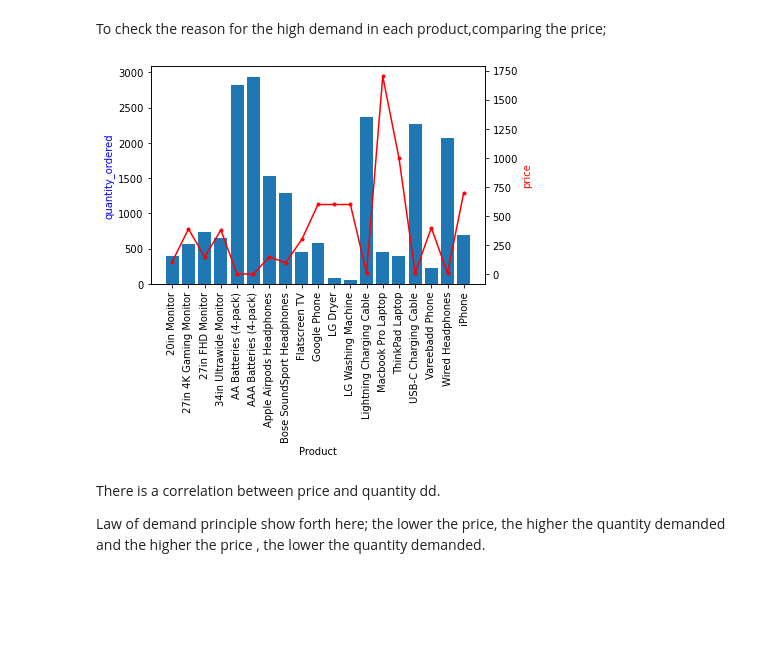
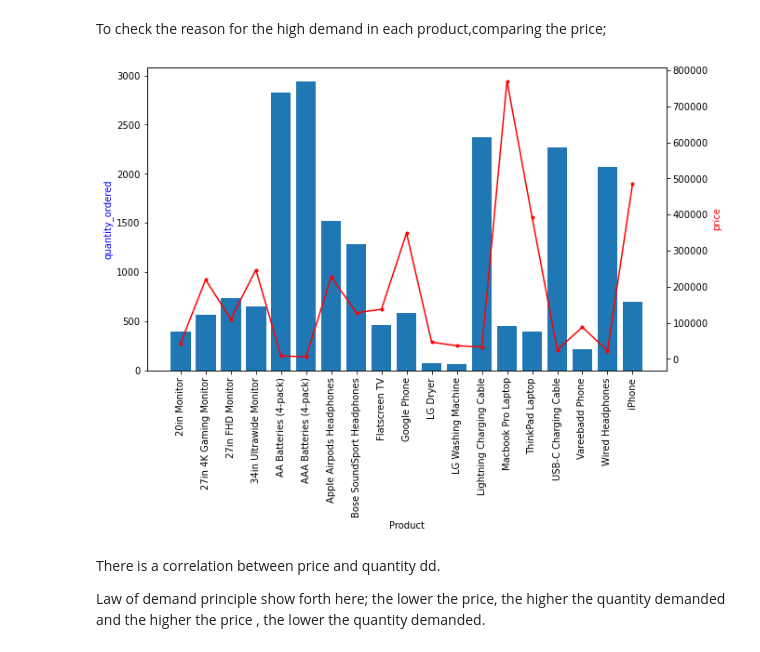
Before and after one commit to toludoyin/Data_Science_Pandas, a Jupyter notebook: pandas_pratice_sales.ipynb, the cells around one changed output. Cells and saved outputs as stored; diff of their text form; code cells hidden in the pictures; blank space fills up the shorter version.

```diff
--- a/pandas_pratice_sales.ipynb
+++ b/pandas_pratice_sales.ipynb
@@ -144,10 +164,10 @@ April.head()
 result=April.groupby('Order_Day').sum()
 
 Order_Day= range(1,31)
-plt.figure(figsize=(8,5), dpi=90)
+rcParams['figure.figsize']= 10,6
 
 plt.plot(Order_Day,result["Sales"],linewidth=1, marker='.', linestyle='--', markersize=10, markeredgecolor='red')
-plt.xticks(Order_Day, rotation='vertical')
+plt.xticks(Order_Day)
 plt.ylabel("Sales in NGN")
 plt.xlabel("Number of Days")
 plt.title('April Sales')
@@ -168,9 +188,9 @@ results=April.groupby('City').sum()
 
 cities=[city for city,df in April.groupby('City')]
 
-plt.figure(figsize=(8,5), dpi=90)
+rcParams['figure.figsize']= 10,6
 plt.bar(cities,results['Sales'])
-plt.xticks(cities, rotation='vertical')
+plt.xticks(cities,rotation='vertical')
 plt.ylabel('Sales')
 plt.xlabel('Name of City')
 plt.show()
@@ -188,7 +208,7 @@ The reason for the agument sales might have been increased advertisement of the
 april_product=April.groupby('Product')
 quantity_ordered=april_product.sum()['Quantity Ordered']
 
-plt.figure(figsize=(8,5), dpi=90)
+rcParams['figure.figsize']= 10,6
 
 products=[product for product, df in april_product]
 
@@ -206,20 +226,21 @@ Reason  why these product might have been demanded at augment rate is because of
 # %% [markdown]
 To check the reason for the high demand in each product,comparing the price;
 # %%
-price=April.groupby('Product').mean()['Price Each']
+price=April.groupby('Product').sum()['Price Each']
 fig, ax1 = plt.subplots()
+rcParams['figure.figsize']= 10,6
 
 ax2 = ax1.twinx()
 
 ax1.bar(products, quantity_ordered)
 ax2.plot(products, price, 'r.-')
 ax1.set_xlabel('Product')
 ax1.set_ylabel('quantity_ordered',color='b')
 ax2.set_ylabel('price', color='r')
 ax1.set_xticklabels(products, rotation='vertical')
 plt.show()
 # %% [output]
-[figure, old version]
+[figure, new version]
 # %% [markdown]
 There is a correlation between price and quantity dd.
 
```
Also changed, not shown: parts of 14 cells of this notebook.
